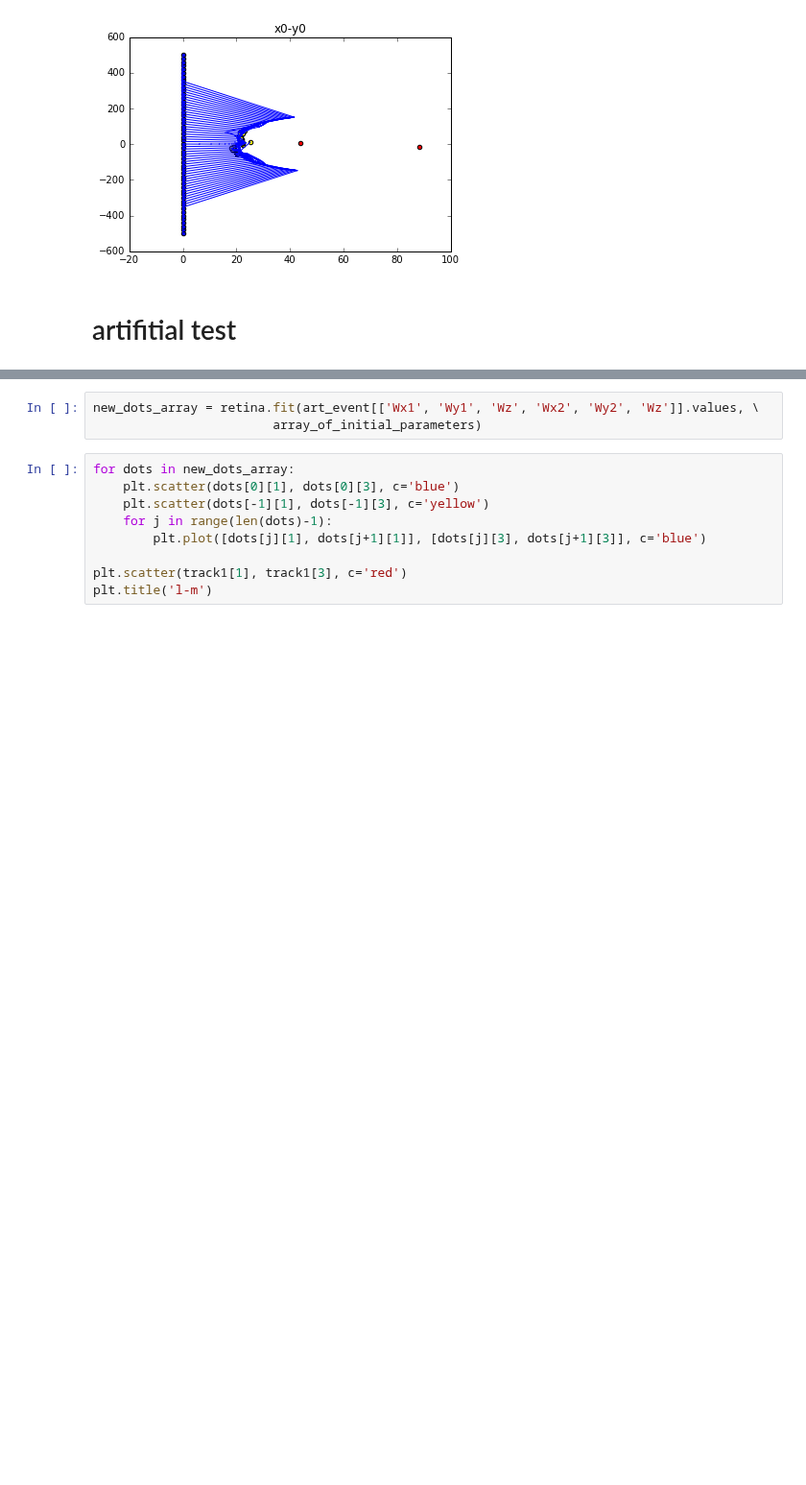
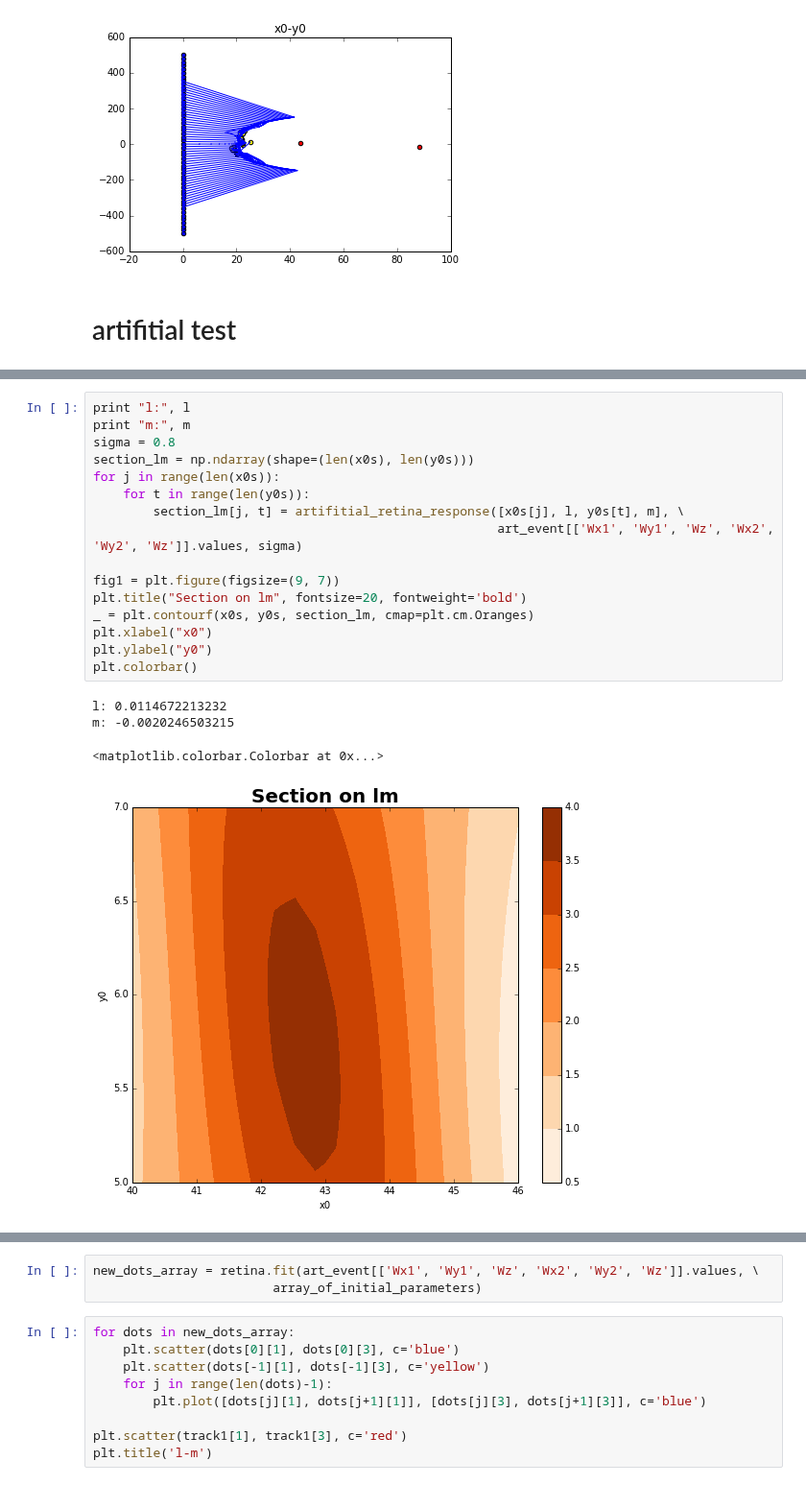
Before and after one commit to hushchyn-mikhail/ship_tracking_summer2016, a Jupyter notebook: notebooks/Retina_demonstration2.ipynb, the cells around one changed output, grey strips where cells are left out. Shown at 96% size. Drawn from its saved outputs; the diff is of its cells as text; blank space fills up the shorter version.

```diff
--- a/notebooks/Retina_demonstration2.ipynb
+++ b/notebooks/Retina_demonstration2.ipynb
@@ -171,0 +216,21 @@ NameError: name 'x0s' is not defined
+# %%
+print "l:", l
+print "m:", m
+sigma = 0.8
+section_lm = np.ndarray(shape=(len(x0s), len(y0s)))
+for j in range(len(x0s)):
+    for t in range(len(y0s)):
+        section_lm[j, t] = artifitial_retina_response([x0s[j], l, y0s[t], m], \
+                                                      art_event[['Wx1', 'Wy1', 'Wz', 'Wx2', 'Wy2', 'Wz']].values, sigma)
+
+fig1 = plt.figure(figsize=(9, 7))
+plt.title("Section on lm", fontsize=20, fontweight='bold')
+_ = plt.contourf(x0s, y0s, section_lm, cmap=plt.cm.Oranges)
+plt.xlabel("x0")
+plt.ylabel("y0")
+plt.colorbar()
+# %% [output]
+l: 0.0114672213232
+m: -0.0020246503215
+<matplotlib.colorbar.Colorbar at 0x...>
+[figure, added]
```
Also changed, not shown: parts of 27 cells of this notebook, 1 other file.
